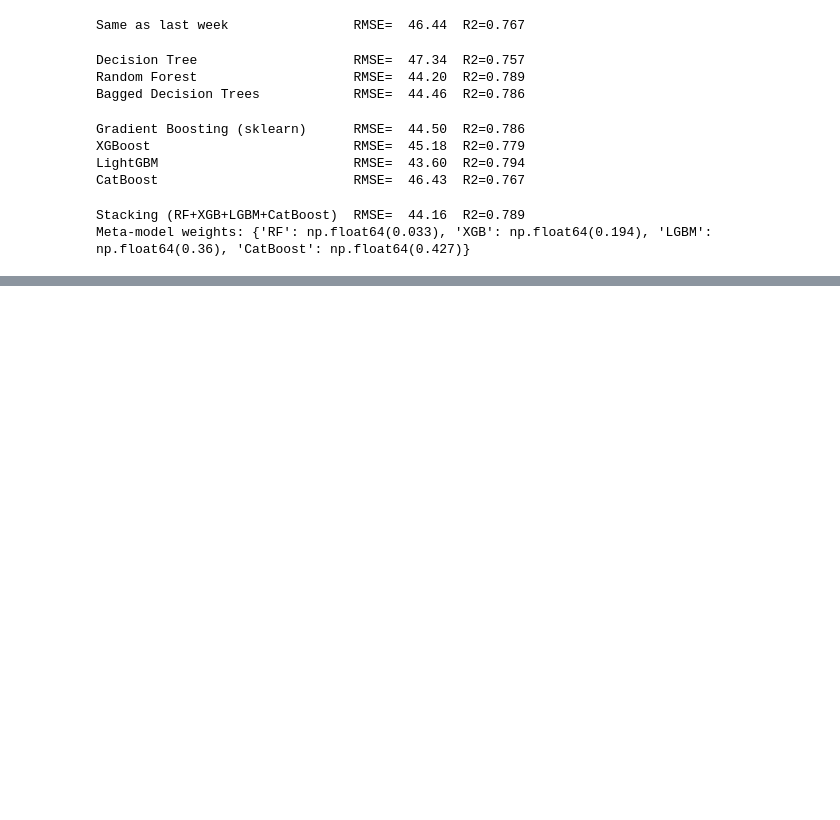
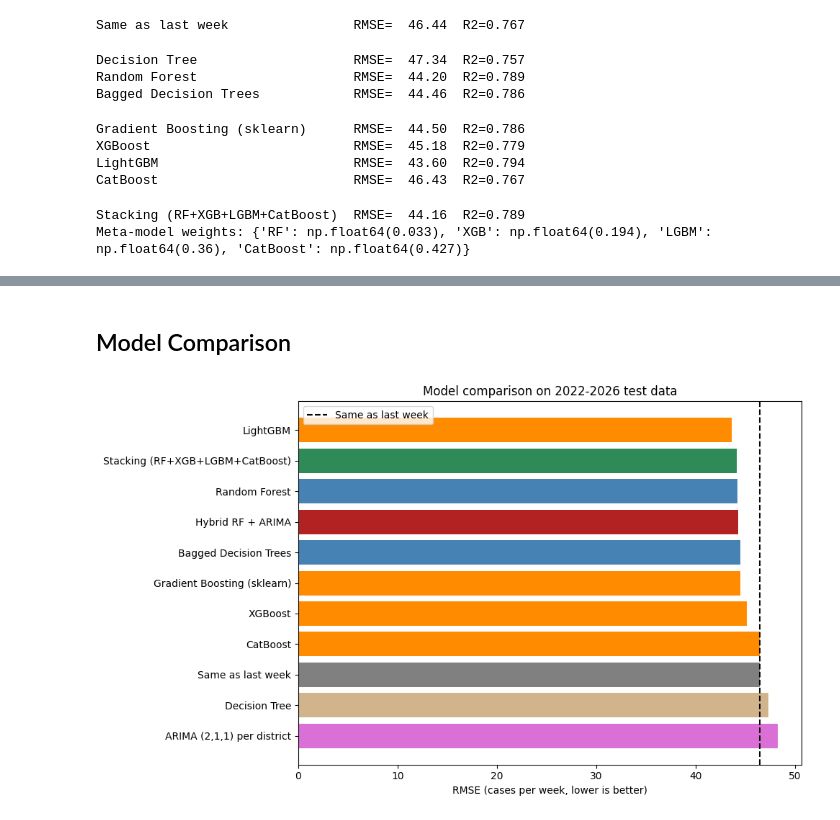
Before and after one commit to SachiniKalansooriya/Dengue_Ensemble_Forecasting, a Jupyter notebook: Dengue_Ensemble_Forecasting.ipynb, the cells around one changed output, grey strips where cells are left out. Cells and saved outputs as stored; diff of their text form; code cells hidden in the pictures; blank space fills up the shorter version.

Commit message:
Add RF + ARIMA hybrid, comparison chart and feature importance

```diff
--- a/Dengue_Ensemble_Forecasting.ipynb
+++ b/Dengue_Ensemble_Forecasting.ipynb
@@ -417,0 +421,14 @@ ARIMA (2,1,1) per district       RMSE=  48.24  R2=0.748
+# %% [markdown]
+## Model Comparison
+# %%
+results_df = pd.DataFrame(results).sort_values("RMSE").reset_index(drop=True)
+colors = {"Baseline": "grey", "Single model": "tan", "Bagging": "steelblue", "Boosting": "darkorange",
+          "Stacking": "seagreen", "Time series": "orchid", "Hybrid": "firebrick"}
+plt.figure(figsize=(10, 6))
+plt.barh(results_df["Model"], results_df["RMSE"], color=[colors[t] for t in results_df["Type"]])
+plt.axvline(naive_rmse, color="black", linestyle="--", label="Same as last week")
+plt.gca().invert_yaxis(); plt.xlabel("RMSE (cases per week, lower is better)")
+plt.title("Model comparison on 2022-2026 test data"); plt.legend(); plt.tight_layout(); plt.show()
+results_df
+# %% [output]
+[figure, added]
```
Also changed, not shown: parts of 7 cells of this notebook.
